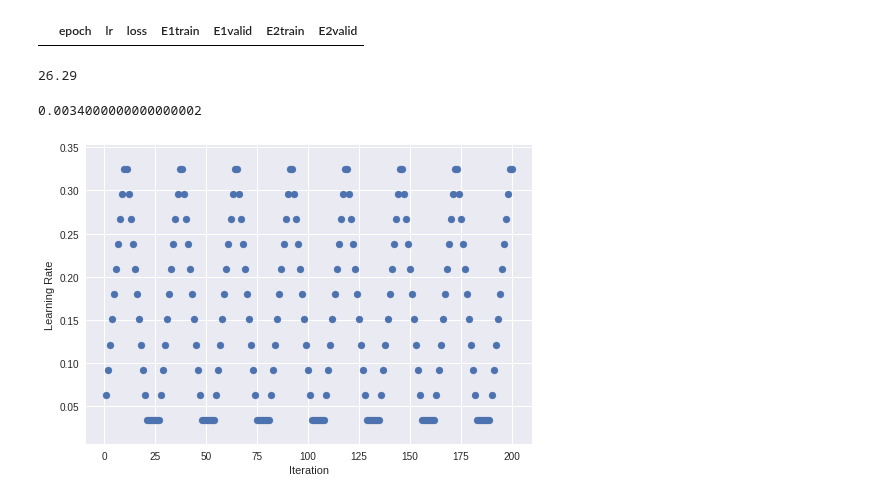
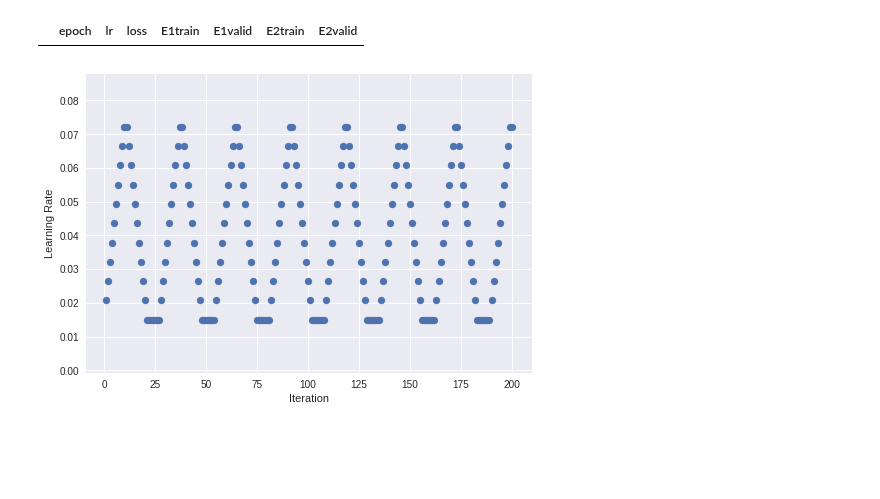
Before and after one commit to MariamQusai/DLToolboxImg, a Jupyter notebook: NoduleSegmentationModel10.ipynb, the cells around one changed output. Cells and saved outputs as stored; diff of their text form; code cells hidden in the pictures; blank space fills up the shorter version.

```diff
--- a/NoduleSegmentationModel10.ipynb
+++ b/NoduleSegmentationModel10.ipynb
@@ -96,5 +145,0 @@ model_epoch=100
-# %%
-epochs = 10
-load_model = False
-find_stats = False#True
-bs = 100#64#34
@@ -252,7 +306,6 @@ epoch=0
 arg={k:v for k, v in arg_arrays.items() if k not in input_shapes}
 aux = dict(zip(network.list_auxiliary_states(), exe.aux_arrays))
 mx.model.save_checkpoint(model_path+prefix, epoch, network, arg, aux)
-epoch=1
 # %% [markdown]
 # Nodule Segmentation: Model
 # %% [markdown]
@@ -261,9 +314,8 @@ epoch=1
 ### Find  learning rate
 # %%
 find_learning_rate = True
-b=1
+b=.5
 a=.001
-
 
 nb=train_iter.num_data//train_iter.batch_size
 
@@ -484,22 +528,14 @@ class CyclicalSchedule():
         schedule = self.schedule_class(cycle_length=cycle_length-6, **self.kwargs)
         return schedule(cycle_offset) * self.magnitude_decay**cycle_idx
 # %%
-epochs = 10
-lr =.34#.2#.01#.002
+epochs = 25
+lr =0.075#.01#.3#.02#.15#.34#.2#.01#.002
-# %%
-train_iter.num_data/bs
-# %% [output]
-26.29
-# %%
-lr/100
-# %% [output]
-0.0034000000000000002
 # %%
-schedule = CyclicalSchedule(TriangularSchedule, min_lr=lr/10, max_lr=lr,
+schedule = CyclicalSchedule(TriangularSchedule, min_lr=lr/5, max_lr=lr,
                             cycle_length=27, cycle_length_decay=1, cycle_magnitude_decay=1)
 plot_schedule(schedule,iterations=200)
 # %% [output]
-[figure, old version]
+[figure, new version]
 # %%
 m1=.85
 m2=.95
```
Also changed, not shown: parts of 25 cells of this notebook.
